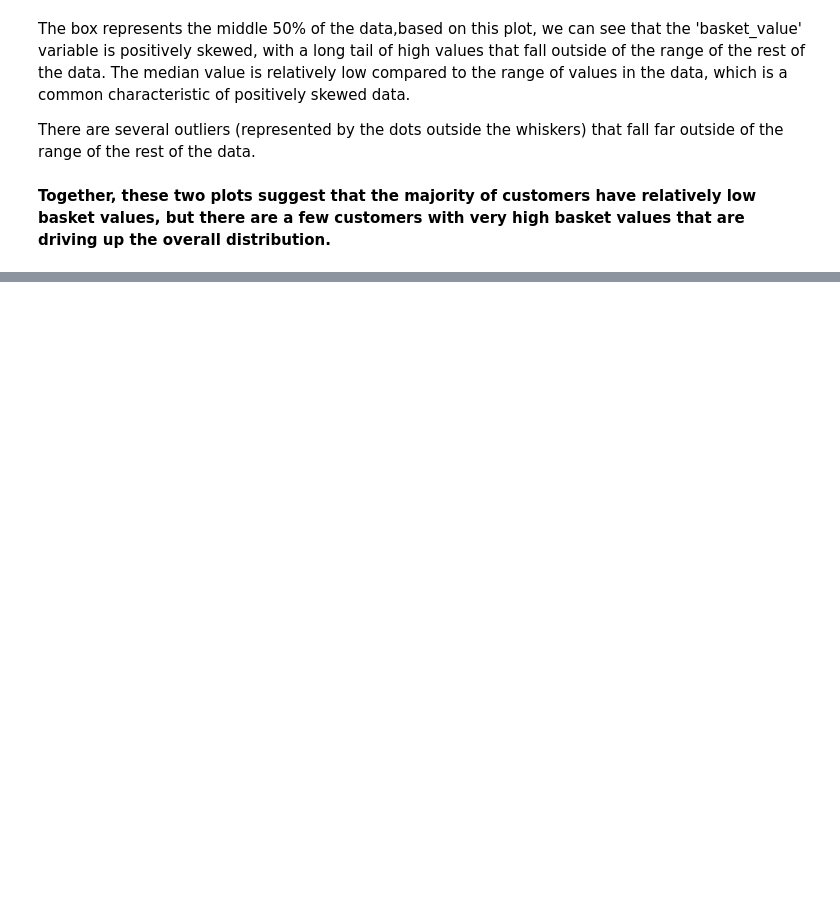
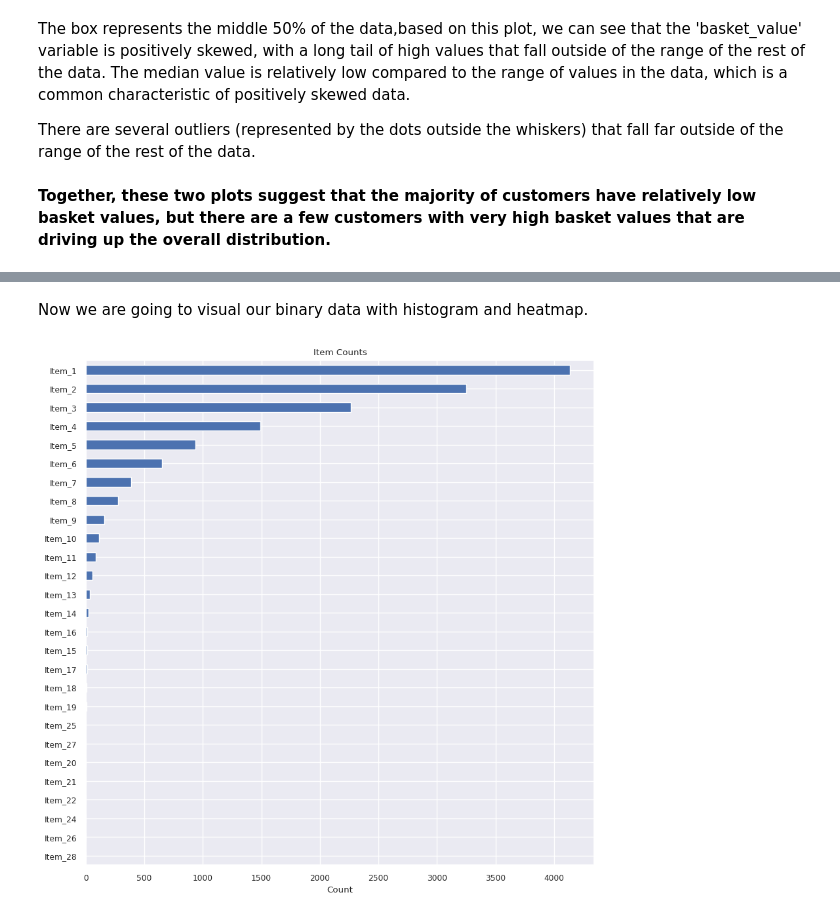
Before and after one commit to tfysekis/Data-Mining, a Jupyter notebook: Mining_Knowledge.ipynb, the cells around one changed output, grey strips where cells are left out. Drawn from its saved outputs; the diff is of its cells as text; code cells hidden in the pictures; blank space fills up the shorter version.

Commit message:
Finishing the first part

```diff
--- a/Mining_Knowledge.ipynb
+++ b/Mining_Knowledge.ipynb
@@ -74,0 +77,14 @@ There are several outliers (represented by the dots outside the whiskers) that f
+# %%
+# List of item names to keep
+item_names = ['citrus fruit', 'tropical fruit', 'whole milk', 'other vegetables', 'rolls/buns', 'chocolate', 'bottled water', 'yogurt', 'sausage', 'root vegetables', 'pastry', 'sodα', 'cream']
+
+# Select only the relevant columns
+data_filtered = data.iloc[:, :3]  # keep the first 3 columns because we dont want to modify them(id,basket_value	recency_days)
+for i in range(1, 33):  # loop over columns Item_1 to Item_32
+    col_name = 'Item_' + str(i)
+    if col_name in data.columns:  # check if column exists in data
+        col_data = data[data[col_name].isin(item_names)][col_name]
+        if not col_data.empty:  # check if column has any data
+            data_filtered = pd.concat([data_filtered, col_data], axis=1)
+#print
+data_filtered.head()
@@ -74,0 +101,11 @@ There are several outliers (represented by the dots outside the whiskers) that f
+# %%
+# Select only the relevant columns and drop columns with all NaNs
+binary_data = data_filtered.iloc[:, :3]  # keep the first 3 columns
+for i in range(1, 33):  # loop over columns Item_1 to Item_32
+    col_name = 'Item_' + str(i)
+    if col_name in data_filtered.columns:  # check if column exists in data
+        # encode as binary values (1 if item present, 0 if not)
+        binary_data[col_name] = data_filtered[col_name].isin(item_names).astype(int)
+
+
+binary_data.head()
@@ -74,0 +120,11 @@ There are several outliers (represented by the dots outside the whiskers) that f
+# %% [markdown]
+Now we are going to visual our binary data with histogram and heatmap.
+# %%
+# Histogram
+
+binary_data.drop(['id', 'basket_value', 'recency_days'], axis=1).sum().sort_values().plot(kind='barh', figsize=(10,10))
+plt.xlabel('Count')
+plt.title('Item Counts')
+plt.show()
+# %% [output]
+[figure, added]
```
Also changed, not shown: parts of 9 cells of this notebook.
